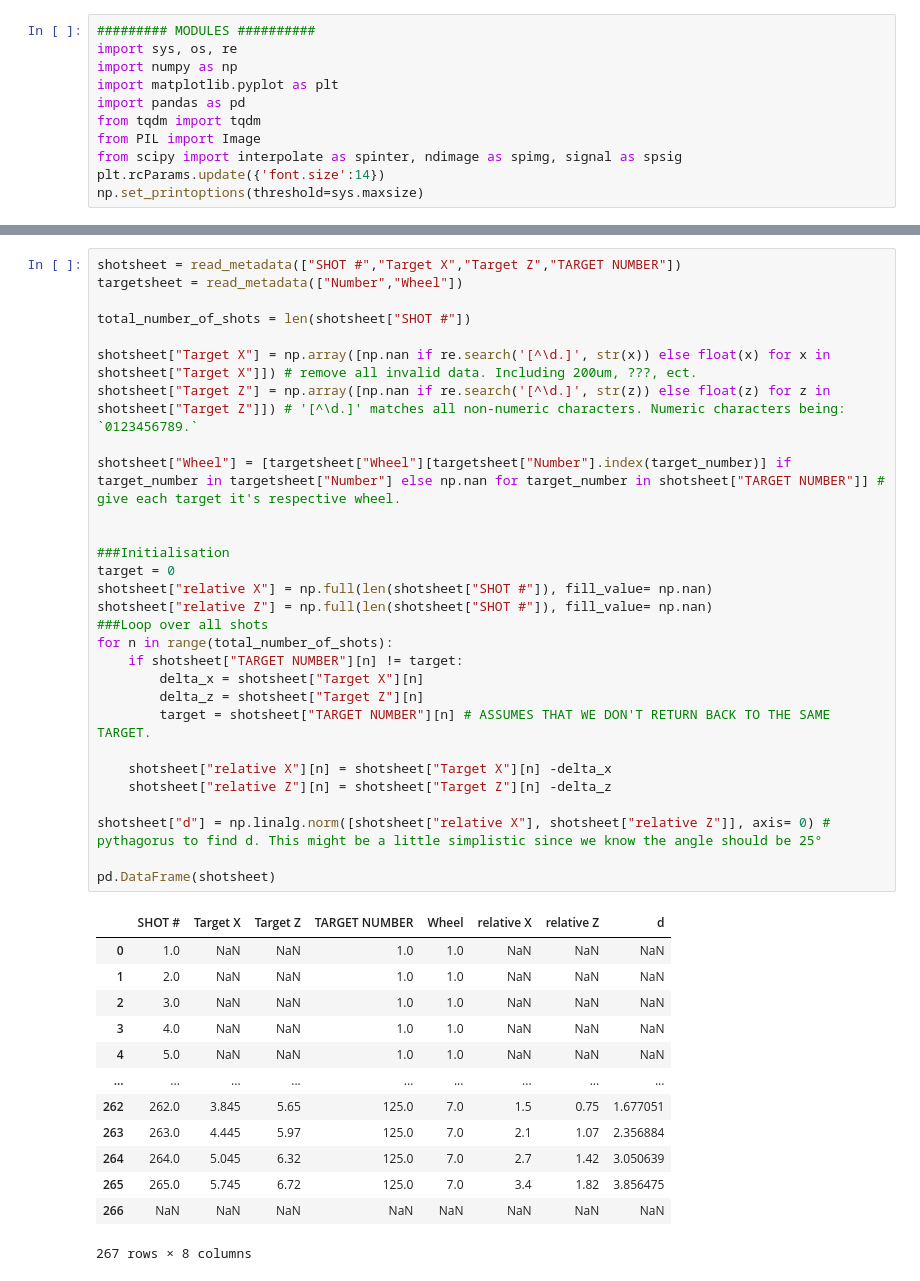
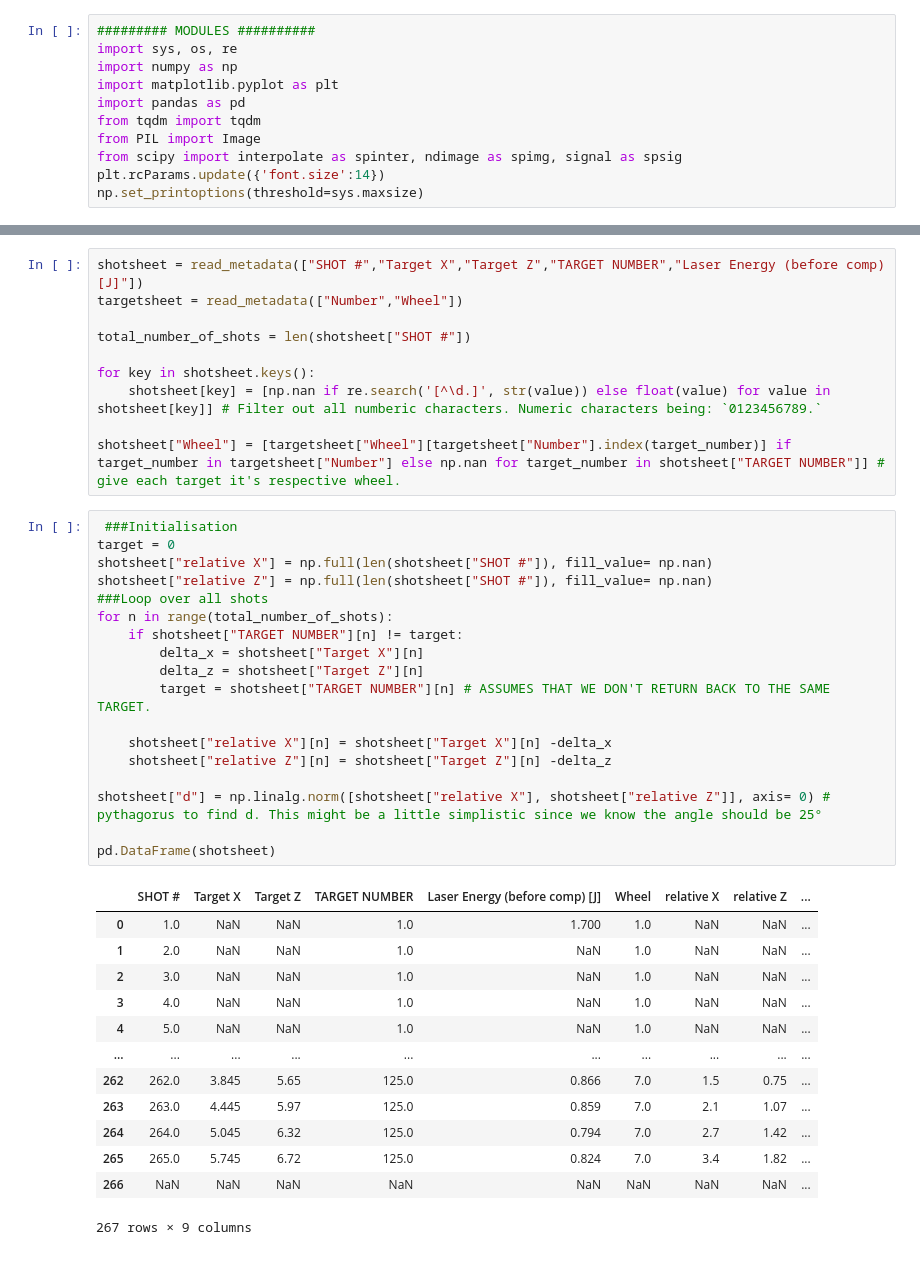
Before and after one commit to Jammi-Dodgers/celia_analysis, a Jupyter notebook: CELIA_ANALYSIS.ipynb, the cells around one changed output, grey strips where cells are left out. Drawn from its saved outputs; the diff is of its cells as text.

```diff
--- a/CELIA_ANALYSIS.ipynb
+++ b/CELIA_ANALYSIS.ipynb
@@ -94,46 +95,45 @@ def read_diagnostic_data(requested_data, silent= False):
         dictionary["shot"] = union_shots #add the new shots
 
     return dictionary
+# %%
+shotsheet = read_metadata(["SHOT #","Target X","Target Z","TARGET NUMBER","Laser Energy (before comp) [J]"])
+targetsheet = read_metadata(["Number","Wheel"])
+
+total_number_of_shots = len(shotsheet["SHOT #"])
+
+for key in shotsheet.keys():
+    shotsheet[key] = [np.nan if re.search('[^\d.]', str(value)) else float(value) for value in shotsheet[key]] # Filter out all numberic characters. Numeric characters being: `0123456789.`
+
+shotsheet["Wheel"] = [targetsheet["Wheel"][targetsheet["Number"].index(target_number)] if target_number in targetsheet["Number"] else np.nan for target_number in shotsheet["TARGET NUMBER"]] # give each target it's respective wheel.
 # %%
-shotsheet = read_metadata(["SHOT #","Target X","Target Z","TARGET NUMBER"])
-targetsheet = read_metadata(["Number","Wheel"])
-
-total_number_of_shots = len(shotsheet["SHOT #"])
-
-shotsheet["Target X"] = np.array([np.nan if re.search('[^\d.]', str(x)) else float(x) for x in shotsheet["Target X"]]) # remove all invalid data. Including 200um, ???, ect.
-shotsheet["Target Z"] = np.array([np.nan if re.search('[^\d.]', str(z)) else float(z) for z in shotsheet["Target Z"]]) # '[^\d.]' matches all non-numeric characters. Numeric characters being: `0123456789.`
-
-shotsheet["Wheel"] = [targetsheet["Wheel"][targetsheet["Number"].index(target_number)] if target_number in targetsheet["Number"] else np.nan for target_number in shotsheet["TARGET NUMBER"]] # give each target it's respective wheel.
-
-
-###Initialisation
+ ###Initialisation
 target = 0
 shotsheet["relative X"] = np.full(len(shotsheet["SHOT #"]), fill_value= np.nan)
 shotsheet["relative Z"] = np.full(len(shotsheet["SHOT #"]), fill_value= np.nan)
 ###Loop over all shots
 for n in range(total_number_of_shots):
     if shotsheet["TARGET NUMBER"][n] != target:
         delta_x = shotsheet["Target X"][n]
         delta_z = shotsheet["Target Z"][n]
         target = shotsheet["TARGET NUMBER"][n] # ASSUMES THAT WE DON'T RETURN BACK TO THE SAME TARGET.
 
     shotsheet["relative X"][n] = shotsheet["Target X"][n] -delta_x
     shotsheet["relative Z"][n] = shotsheet["Target Z"][n] -delta_z
 
 shotsheet["d"] = np.linalg.norm([shotsheet["relative X"], shotsheet["relative Z"]], axis= 0) # pythagorus to find d. This might be a little simplistic since we know the angle should be 25°
 
 pd.DataFrame(shotsheet)
 # %% [output]
-|  | SHOT # | Target X | Target Z | TARGET NUMBER | Wheel | relative X | relative Z | d |
-| 0 | 1.0 | NaN | NaN | 1.0 | 1.0 | NaN | NaN | NaN |
-| 1 | 2.0 | NaN | NaN | 1.0 | 1.0 | NaN | NaN | NaN |
-| 2 | 3.0 | NaN | NaN | 1.0 | 1.0 | NaN | NaN | NaN |
-| 3 | 4.0 | NaN | NaN | 1.0 | 1.0 | NaN | NaN | NaN |
-| 4 | 5.0 | NaN | NaN | 1.0 | 1.0 | NaN | NaN | NaN |
-| ... | ... | ... | ... | ... | ... | ... | ... | ... |
-| 262 | 262.0 | 3.845 | 5.65 | 125.0 | 7.0 | 1.5 | 0.75 | 1.677051 |
-| 263 | 263.0 | 4.445 | 5.97 | 125.0 | 7.0 | 2.1 | 1.07 | 2.356884 |
-| 264 | 264.0 | 5.045 | 6.32 | 125.0 | 7.0 | 2.7 | 1.42 | 3.050639 |
-| 265 | 265.0 | 5.745 | 6.72 | 125.0 | 7.0 | 3.4 | 1.82 | 3.856475 |
-| 266 | NaN | NaN | NaN | NaN | NaN | NaN | NaN | NaN |
+|  | SHOT # | Target X | Target Z | TARGET NUMBER | Laser Energy (before comp) [J] | Wheel | relative X | relative Z | ... |
+| 0 | 1.0 | NaN | NaN | 1.0 | 1.700 | 1.0 | NaN | NaN | ... |
+| 1 | 2.0 | NaN | NaN | 1.0 | NaN | 1.0 | NaN | NaN | ... |
+| 2 | 3.0 | NaN | NaN | 1.0 | NaN | 1.0 | NaN | NaN | ... |
+| 3 | 4.0 | NaN | NaN | 1.0 | NaN | 1.0 | NaN | NaN | ... |
+| 4 | 5.0 | NaN | NaN | 1.0 | NaN | 1.0 | NaN | NaN | ... |
+| ... | ... | ... | ... | ... | ... | ... | ... | ... | ... |
+| 262 | 262.0 | 3.845 | 5.65 | 125.0 | 0.866 | 7.0 | 1.5 | 0.75 | ... |
+| 263 | 263.0 | 4.445 | 5.97 | 125.0 | 0.859 | 7.0 | 2.1 | 1.07 | ... |
+| 264 | 264.0 | 5.045 | 6.32 | 125.0 | 0.794 | 7.0 | 2.7 | 1.42 | ... |
+| 265 | 265.0 | 5.745 | 6.72 | 125.0 | 0.824 | 7.0 | 3.4 | 1.82 | ... |
+| 266 | NaN | NaN | NaN | NaN | NaN | NaN | NaN | NaN | ... |
-267 rows × 8 columns
+267 rows × 9 columns
```
Also changed, not shown: parts of 11 cells of this notebook.
